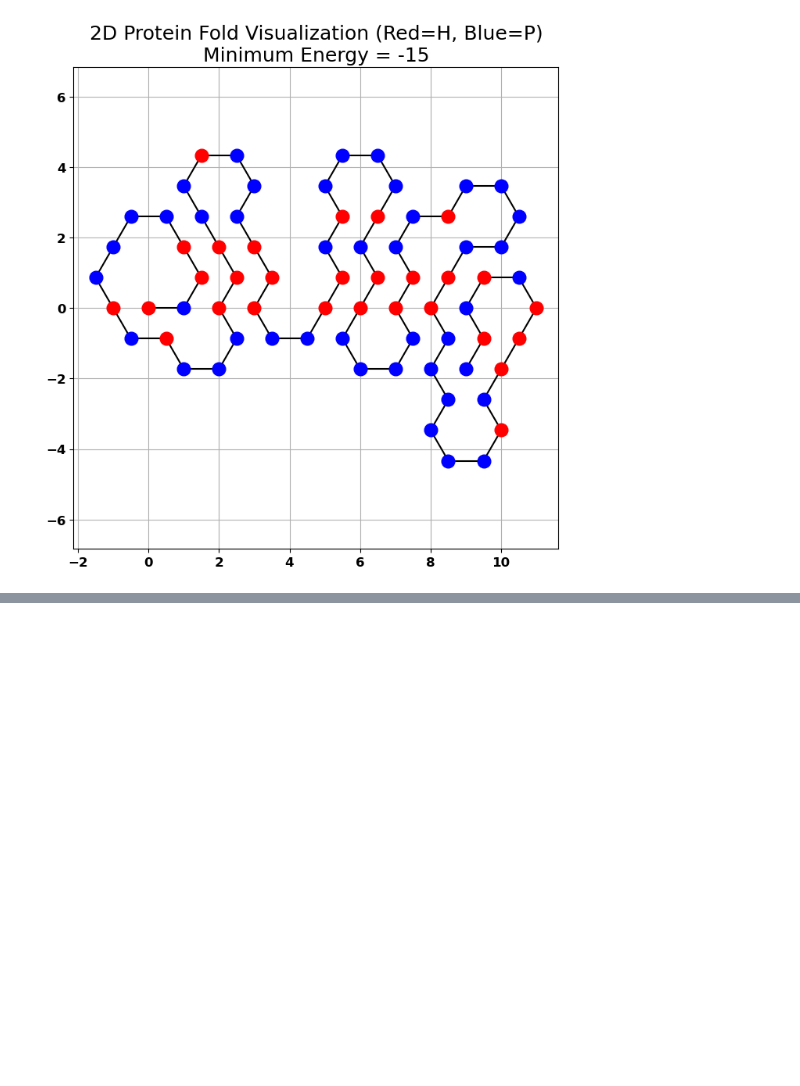
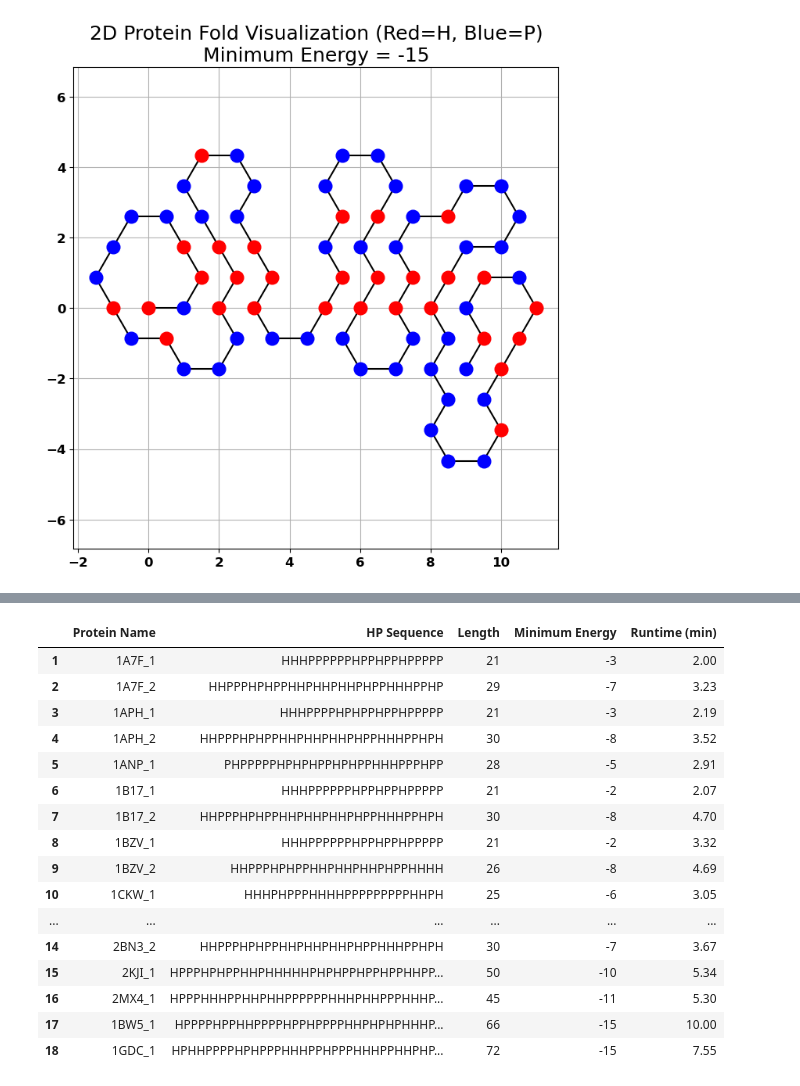
Before and after one commit to yassinalamelden/Protein_Folding_Model, a Jupyter notebook: methods/GA_Method/trianguler_output.ipynb, the cells around one changed output, grey strips where cells are left out. Drawn from its saved outputs; the diff is of its cells as text; code cells hidden in the pictures; blank space fills up the shorter version.

```diff
--- a/methods/GA_Method/trianguler_output.ipynb
+++ b/methods/GA_Method/trianguler_output.ipynb
@@ -891,0 +896,43 @@ Runtime: 7.55 minutes
+# %%
+triangular_data = [
+    {"Protein Name": "1A7F_1", "HP Sequence": "HHHPPPPPPHPPHPPHPPPPP", "Length": 21, "Minimum Energy": -3, "Runtime (min)": 2.00},
+    {"Protein Name": "1A7F_2", "HP Sequence": "HHPPPHPHPPHHPHHPHHPHPPHHHPPHP", "Length": 29, "Minimum Energy": -7, "Runtime (min)": 3.23},
+    {"Protein Name": "1APH_1", "HP Sequence": "HHHPPPPHPHPPHPPHPPPPP", "Length": 21, "Minimum Energy": -3, "Runtime (min)": 2.19},
+    {"Protein Name": "1APH_2", "HP Sequence": "HHPPPHPHPPHHPHHPHHPHPPHHHPPHPH", "Length": 30, "Minimum Energy": -8, "Runtime (min)": 3.52},
+    {"Protein Name": "1ANP_1", "HP Sequence": "PHPPPPPHPHPHPPHPHPPHHHPPPHPP", "Length": 28, "Minimum Energy": -5, "Runtime (min)": 2.91},
+    {"Protein Name": "1B17_1", "HP Sequence": "HHHPPPPPPHPPHPPHPPPPP", "Length": 21, "Minimum Energy": -2, "Runtime (min)": 2.07},
+    {"Protein Name": "1B17_2", "HP Sequence": "HHPPPHPHPPHHPHHPHHPHPPHHHPPHPH", "Length": 30, "Minimum Energy": -8, "Runtime (min)": 4.70},
+    {"Protein Name": "1BZV_1", "HP Sequence": "HHHPPPPPPHPPHPPHPPPPP", "Length": 21, "Minimum Energy": -2, "Runtime (min)": 3.32},
+    {"Protein Name": "1BZV_2", "HP Sequence": "HHPPPHPHPPHHPHHPHHPHPPHHHH", "Length": 26, "Minimum Energy": -8, "Runtime (min)": 4.69},
+    {"Protein Name": "1CKW_1", "HP Sequence": "HHHPHPPPHHHHPPPPPPPPPHHPH", "Length": 25, "Minimum Energy": -6, "Runtime (min)": 3.05},
+    {"Protein Name": "1CKX_1", "HP Sequence": "HHHPHPPPHHHHHPPPPPPPPPHHPH", "Length": 26, "Minimum Energy": -6, "Runtime (min)": 3.01},
+    {"Protein Name": "1DOR_1", "HP Sequence": "PHPHPHPPPHPPPHPHPHHPPHHHHHHPHP", "Length": 30, "Minimum Energy": -6, "Runtime (min)": 3.64},
+    {"Protein Name": "2BN3_1", "HP Sequence": "HHHPPPPPPHPPHPPHPPPPP", "Length": 21, "Minimum Energy": -3, "Runtime (min)": 2.11},
+    {"Protein Name": "2BN3_2", "HP Sequence": "HHPPPHPHPPHHPHHPHHPHPPHHHPPHPH", "Length": 30, "Minimum Energy": -7, "Runtime (min)": 3.67},
+    {"Protein Name": "2KJI_1", "HP Sequence": "HPPPHPHPPHHPHHHHHPHPHPPHPPHPPHHPPPPHPPPPPPPHPPHPPH", "Length": 50, "Minimum Energy": -10, "Runtime (min)": 5.34},
+    {"Protein Name": "2MX4_1", "HP Sequence": "HPPPHHHPPHHPHHPPPPPPHHHPHHPPPHHHPPHHPPPPHHHPP", "Length": 45, "Minimum Energy": -11, "Runtime (min)": 5.30},
+    {"Protein Name": "1BW5_1", "HP Sequence": "HPPPPHPPHHPPPPHPPHPPPPHHPHPHPHHHPPPHHPHPHHPHPHHPHHHPPPPPPPPPPPHHHP", "Length": 66, "Minimum Energy": -15, "Runtime (min)": 10.00},
+    {"Protein Name": "1GDC_1", "HP Sequence": "HPHHPPPPHPHPPPHHHPPHPPPHHHPPHHPHPPPPHPHHPPPPHHPPHPPPPPHHPPPPPPHPHHHPHPHP", "Length": 72, "Minimum Energy": -15, "Runtime (min)": 7.55},
+]
+
+dataset_triangular = pd.DataFrame(triangular_data)
+dataset_triangular.index = range(1, len(dataset_triangular) + 1)
+dataset_triangular
+# %% [output]
+|  | Protein Name | HP Sequence | Length | Minimum Energy | Runtime (min) |
+| 1 | 1A7F_1 | HHHPPPPPPHPPHPPHPPPPP | 21 | -3 | 2.00 |
+| 2 | 1A7F_2 | HHPPPHPHPPHHPHHPHHPHPPHHHPPHP | 29 | -7 | 3.23 |
+| 3 | 1APH_1 | HHHPPPPHPHPPHPPHPPPPP | 21 | -3 | 2.19 |
+| 4 | 1APH_2 | HHPPPHPHPPHHPHHPHHPHPPHHHPPHPH | 30 | -8 | 3.52 |
+| 5 | 1ANP_1 | PHPPPPPHPHPHPPHPHPPHHHPPPHPP | 28 | -5 | 2.91 |
+| 6 | 1B17_1 | HHHPPPPPPHPPHPPHPPPPP | 21 | -2 | 2.07 |
+| 7 | 1B17_2 | HHPPPHPHPPHHPHHPHHPHPPHHHPPHPH | 30 | -8 | 4.70 |
+| 8 | 1BZV_1 | HHHPPPPPPHPPHPPHPPPPP | 21 | -2 | 3.32 |
+| 9 | 1BZV_2 | HHPPPHPHPPHHPHHPHHPHPPHHHH | 26 | -8 | 4.69 |
+| 10 | 1CKW_1 | HHHPHPPPHHHHPPPPPPPPPHHPH | 25 | -6 | 3.05 |
+| ... | ... | ... | ... | ... | ... |
+| 14 | 2BN3_2 | HHPPPHPHPPHHPHHPHHPHPPHHHPPHPH | 30 | -7 | 3.67 |
+| 15 | 2KJI_1 | HPPPHPHPPHHPHHHHHPHPHPPHPPHPPHHPP... | 50 | -10 | 5.34 |
+| 16 | 2MX4_1 | HPPPHHHPPHHPHHPPPPPPHHHPHHPPPHHHP... | 45 | -11 | 5.30 |
+| 17 | 1BW5_1 | HPPPPHPPHHPPPPHPPHPPPPHHPHPHPHHHP... | 66 | -15 | 10.00 |
+| 18 | 1GDC_1 | HPHHPPPPHPHPPPHHHPPHPPPHHHPPHHPHP... | 72 | -15 | 7.55 |
```
Also changed, not shown: parts of 23 cells of this notebook.
